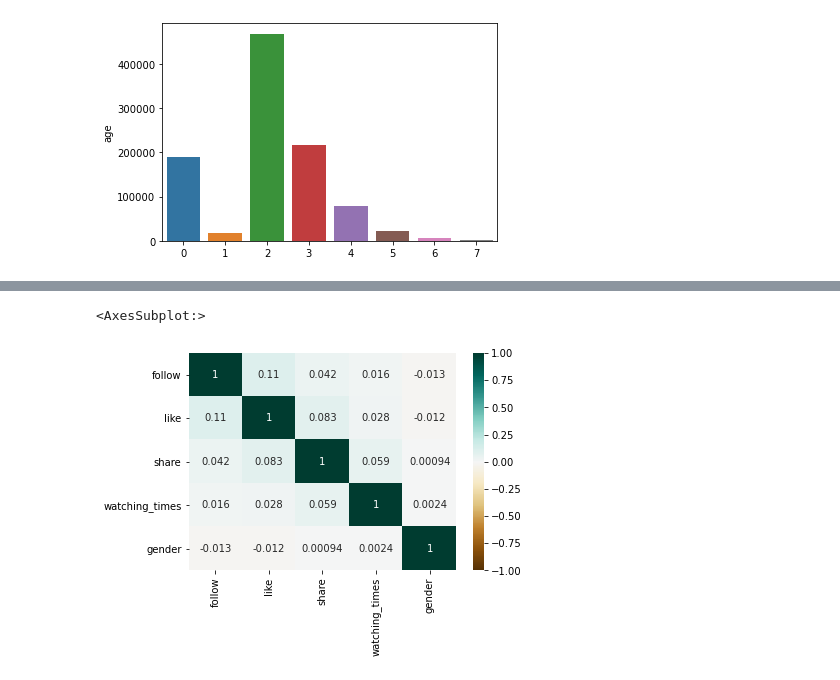
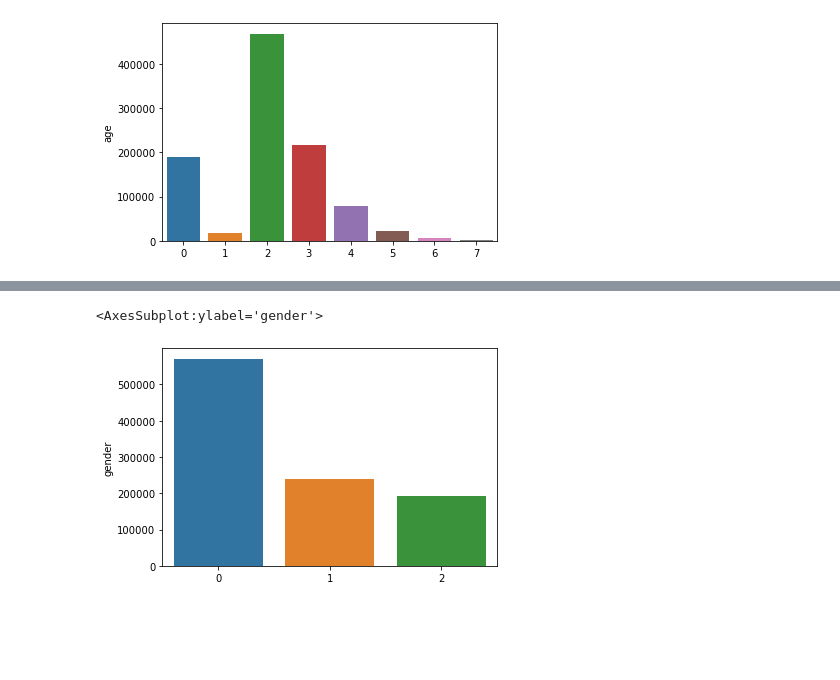
Before and after one commit to beepbeep63/CMPE-CISC351, a Jupyter notebook: ADA Project Rabab.ipynb, the cells around one changed output, grey strips where cells are left out. Cells and saved outputs as stored; diff of their text form; code cells hidden in the pictures; blank space fills up the shorter version.

```diff
--- a/ADA Project Rabab.ipynb
+++ b/ADA Project Rabab.ipynb
@@ -122,6 +95,5 @@ user_info.iloc[:,[3, 4, 5, 7, 8]].corr()
-# %%
-# do correlation plot of some columns
-sns.heatmap(data=user_info.iloc[:,[3, 4, 5, 7, 8]].corr(), vmin=-1, vmax=1, annot=True, cmap='BrBG')
-# %% [output]
-<AxesSubplot:>
-[figure, removed]
+# %%
+sns.barplot(data=user_info, y=user_info['gender'].value_counts(), x=[0, 1, 2])
+# %% [output]
+<AxesSubplot:ylabel='gender'>
+[figure, added]
```
Also changed, not shown: parts of 7 cells of this notebook.
